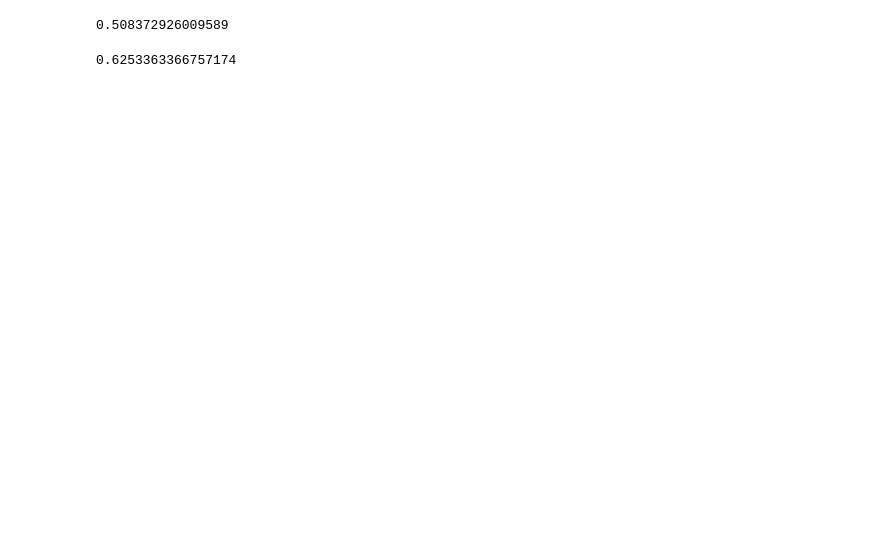
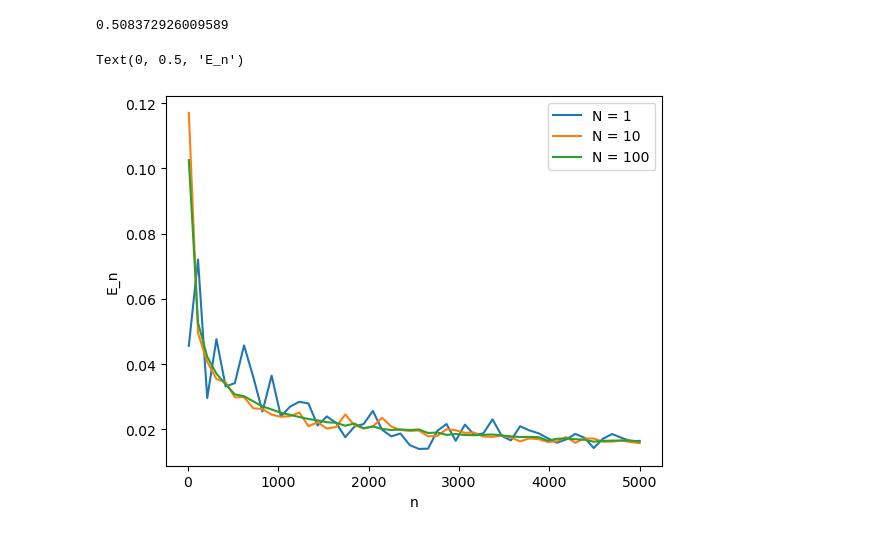
Before and after one commit to Drykx/Monte-Carlo-Project, a Jupyter notebook: shivang_attempt.ipynb, the cells around one changed output. Cells and saved outputs as stored; diff of their text form; code cells hidden in the pictures; blank space fills up the shorter version.

```diff
--- a/shivang_attempt.ipynb
+++ b/shivang_attempt.ipynb
@@ -27,19 +27,38 @@ def Jhat(sigma, N):
     f[f < 0] = 0
     return np.mean(f) - I_market
 
-def RM(rho=0.8, N=100):
+def RM(Jhat, rho=0.8, N=100, n=100, size=10):
+    # N = Parameter in Monte Carlo estimator Jhat of f (stock payoff)
+    # n = Number of iterations of RM algorithm
+    # size = Number of times to run RM algorithm (for expectation)
+
     a0 = 2 / (K + S0)
-    n = 0
-    sigma_cur = 1
-    while True:
-        alpha_n = a0 / n**rho if n > 0 else a0
-        sigma_next = sigma_cur - alpha_n * Jhat(sigma_cur, N)
-        if abs(sigma_next - sigma_cur) < 10**(-9):
-            break
-        sigma_cur = sigma_next
-        n+=1
-    return sigma_cur
-
-RM()
+    vals = []
+    for _ in range(size):
+        i = 0
+        sigma_cur = 1
+        while True:
+            alpha_n = a0 / i**rho if i > 0 else a0
+            sigma_next = sigma_cur - alpha_n * Jhat(sigma_cur, N)
+            sigma_cur = sigma_next
+            i+=1
+            if i == n:
+                vals.append(sigma_cur)
+                break
+    return np.array(vals)
-# %% [output]
-0.6253363366757174
+# %%
+# Estimate MSE
+ns = np.linspace(10, 5000)
+Ns = np.array([1,10,100])
+for N in Ns:
+    E = []
+    for n in ns:
+        sigmahats = RM(Jhat, N=N, n=round(n))
+        E.append(np.mean((sigmahats - sigma)**2))
+    plt.plot(ns, E, label='N = ' + str(N))
+plt.legend()
+plt.xlabel('n')
+plt.ylabel('E_n')
+# %% [output]
+Text(0, 0.5, 'E_n')
+[figure, added]
```
Also changed, not shown: parts of 3 cells of this notebook.
